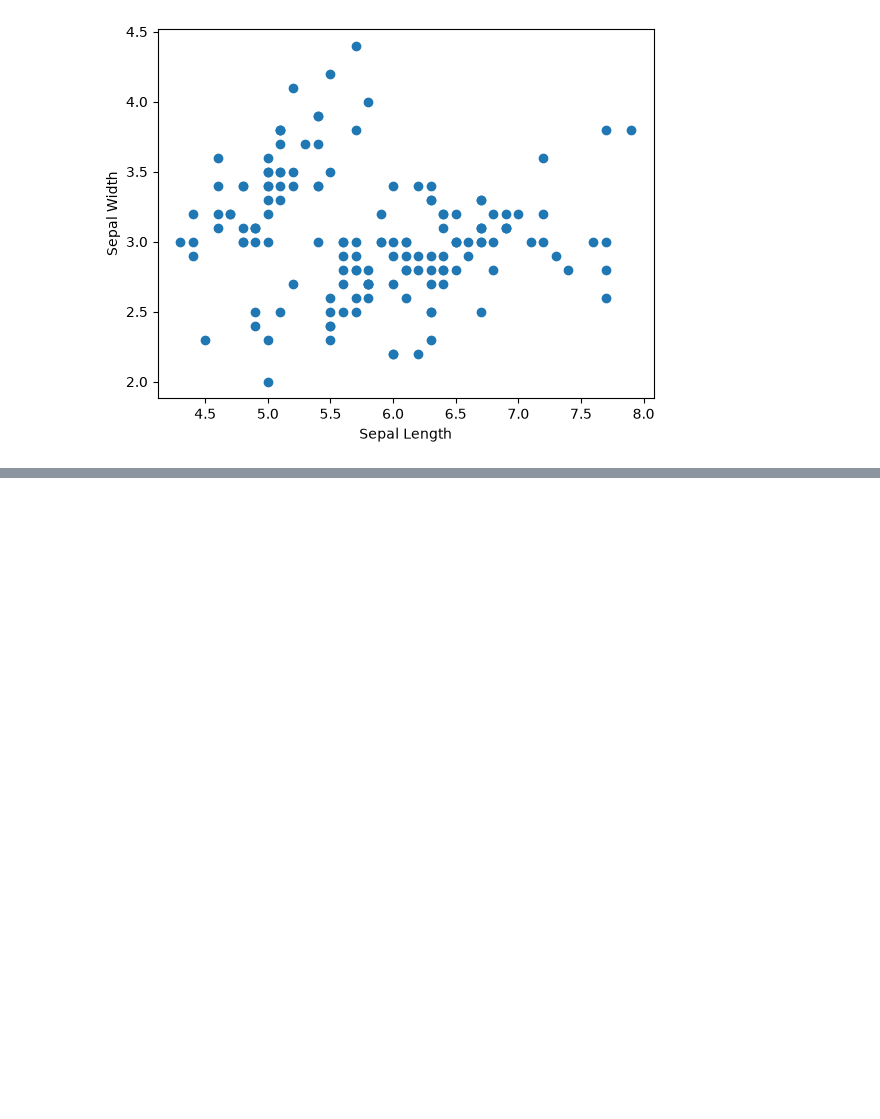
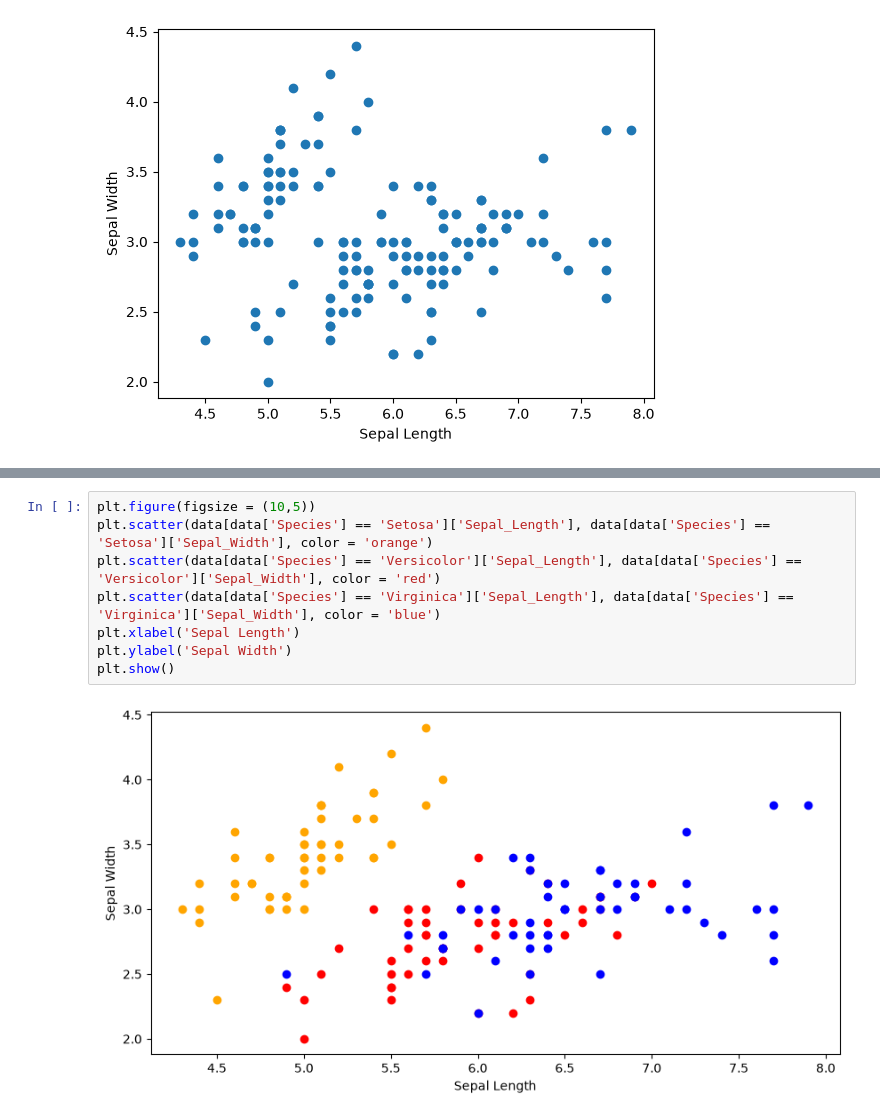
Before and after one commit to AmishaDaf/Amisha_Daf_FBS_Work, a Jupyter notebook: Data Analytics/Demos/Matplotlib demos/session 2.ipynb, the cells around one changed output, grey strips where cells are left out. Drawn from its saved outputs; the diff is of its cells as text; blank space fills up the shorter version.

```diff
--- a/Data Analytics/Demos/Matplotlib demos/session 2.ipynb
+++ b/Data Analytics/Demos/Matplotlib demos/session 2.ipynb
@@ -20,0 +74,10 @@ plt.show()
+# %%
+plt.figure(figsize = (10,5))
+plt.scatter(data[data['Species'] == 'Setosa']['Sepal_Length'], data[data['Species'] == 'Setosa']['Sepal_Width'], color = 'orange')
+plt.scatter(data[data['Species'] == 'Versicolor']['Sepal_Length'], data[data['Species'] == 'Versicolor']['Sepal_Width'], color = 'red')
+plt.scatter(data[data['Species'] == 'Virginica']['Sepal_Length'], data[data['Species'] == 'Virginica']['Sepal_Width'], color = 'blue')
+plt.xlabel('Sepal Length')
+plt.ylabel('Sepal Width')
+plt.show()
+# %% [output]
+[figure, added]
```
Also changed, not shown: parts of 21 cells of this notebook.
